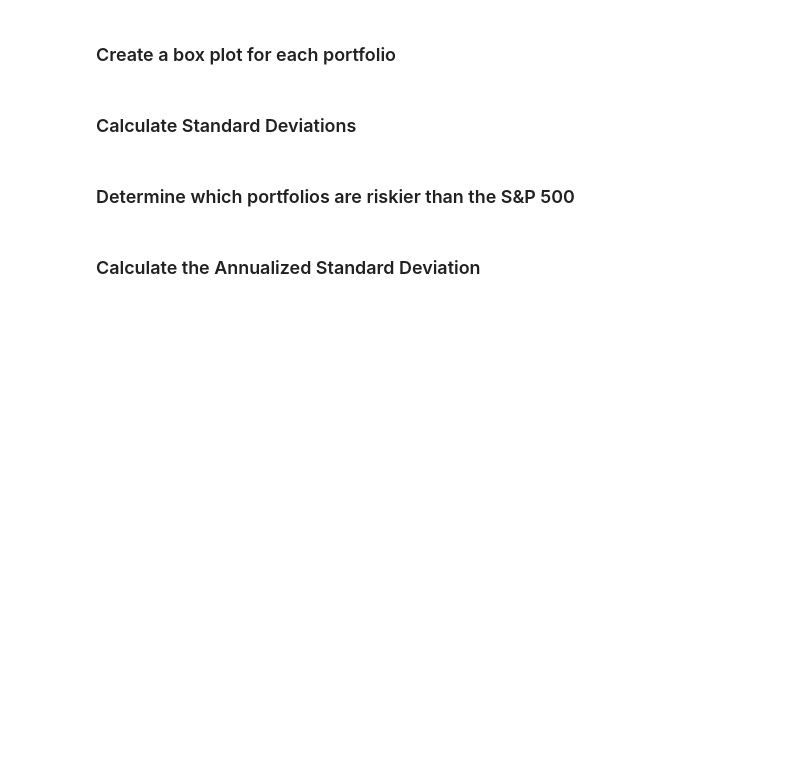
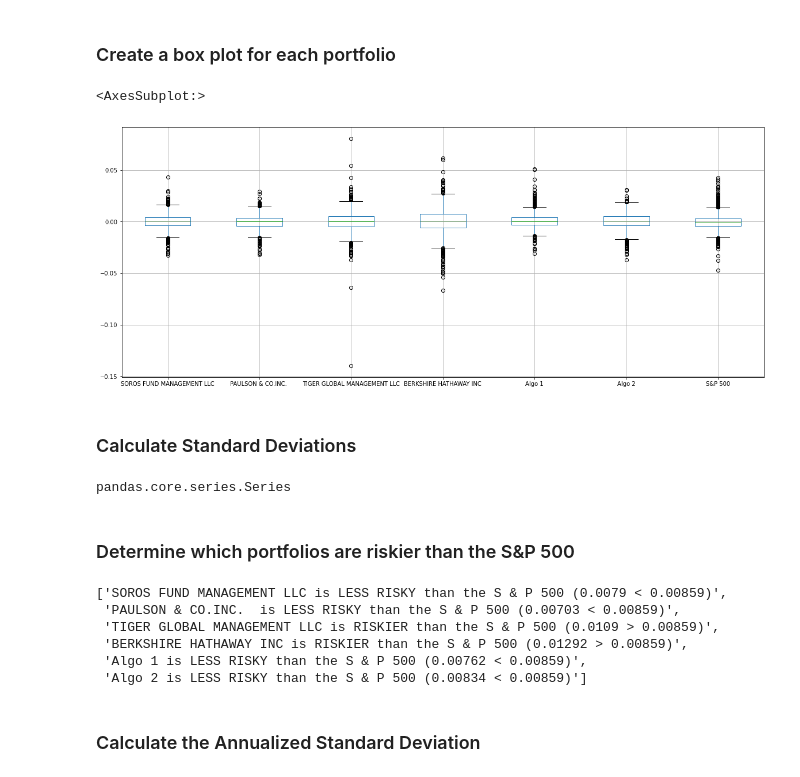
Before and after one commit to jdfwsp/pandas_for_data, a Jupyter notebook: whale_analysis.ipynb, the cells around one changed output. Saved outputs shown, nothing was run; the diff lists cells and outputs as text; code cells hidden in the pictures; blank space fills up the shorter version.

Commit message:
Risk Analyzed

```diff
--- a/whale_analysis.ipynb
+++ b/whale_analysis.ipynb
@@ -183,9 +183,19 @@ Determine the _risk_ of each portfolio:
 ### Create a box plot for each portfolio
 # %%
 # Box plot to visually show risk
+comb_df.boxplot(figsize = (20, 8))
+# %% [output]
+<AxesSubplot:>
+[figure, added]
 # %% [markdown]
 ### Calculate Standard Deviations
 # %%
 # Calculate the daily standard deviations of all portfolios
+comb_df.std()
+whale_std = comb_df.std()
+del whale_std["S&P 500"]
+type(whale_std)
+# %% [output]
+pandas.core.series.Series
 # %% [markdown]
 ### Determine which portfolios are riskier than the S&P 500
@@ -196,3 +202,32 @@ Determine the _risk_ of each portfolio:
+# %%
+# Calculate  the daily standard deviation of S&P 500
+sp5_std = comb_df['S&P 500'].std()
+
+# Determine which portfolios are riskier than the S&P 500
+risk = []
+names = []
+for i, v in whale_std.iteritems():
+    if v > sp5_std:
+        risk.append(f"{i} is RISKIER than the S & P 500 ({round(v, 5)} > {round(sp5_std, 5)})")
+    else:
+        risk.append(f"{i} is LESS RISKY than the S & P 500 ({round(v, 5)} < {round(sp5_std, 5)})")
+
+
+# whale_std.column['Risk'] = risk
+"""import pandas as pd
+
+s = pd.Series([1, 2, 3, 4], index=iter('ABCD'))
+
+for ind, val in s.iteritems():
+    print ind, val """
+risk
+# %% [output]
+['SOROS FUND MANAGEMENT LLC is LESS RISKY than the S & P 500 (0.0079 < 0.00859)',
+ 'PAULSON & CO.INC.  is LESS RISKY than the S & P 500 (0.00703 < 0.00859)',
+ 'TIGER GLOBAL MANAGEMENT LLC is RISKIER than the S & P 500 (0.0109 > 0.00859)',
+ 'BERKSHIRE HATHAWAY INC is RISKIER than the S & P 500 (0.01292 > 0.00859)',
+ 'Algo 1 is LESS RISKY than the S & P 500 (0.00762 < 0.00859)',
+ 'Algo 2 is LESS RISKY than the S & P 500 (0.00834 < 0.00859)']
 # %% [markdown]
 ### Calculate the Annualized Standard Deviation
 # %%
```
Also changed, not shown: parts of 3 cells of this notebook.
